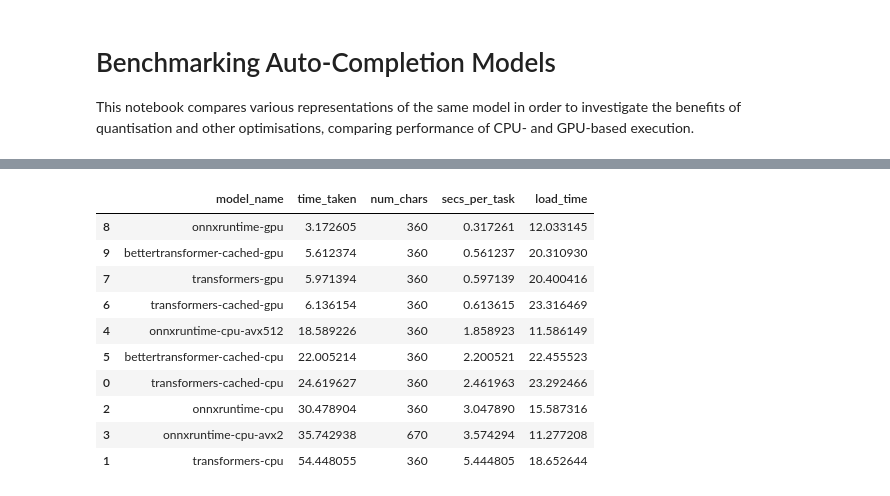
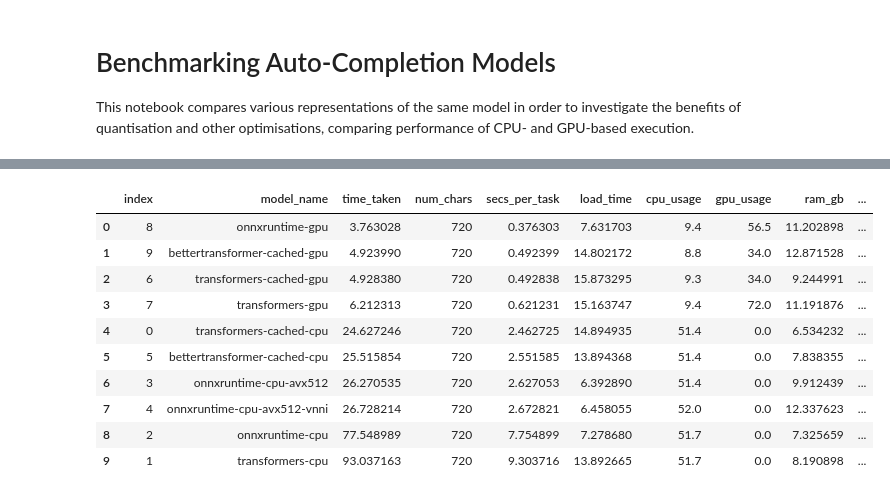
Before and after one commit to appliedAI-Initiative/autodev, a Jupyter notebook: autodev/benchmark_completion_models.ipynb, the cells around one changed output, grey strips where cells are left out. Drawn from its saved outputs; the diff is of its cells as text; code cells hidden in the pictures.

```diff
--- a/autodev/benchmark_completion_models.ipynb
+++ b/autodev/benchmark_completion_models.ipynb
@@ -18,9 +24,10 @@ log = logging.getLogger(__name__)
 logging.configure()
 # %%
 # configuration parameters
-num_applications = 10
+num_applications = 5
 num_burnin_applications = 1
 # %%
 # load completion tasks
 prefix = "def add(x, y):\n"
-completion_tasks = [CompletionTask(prefix, "", "python")]
+completion_tasks = [CompletionTask.from_file(p, "python") for p in Path("data/completion-tasks/python").iterdir()]
+log.info(f"{len(completion_tasks)} completion tasks loaded")
@@ -42,13 +51,15 @@ transformers_model_path = "bigcode/santacoder"
 onnx_model_path = "models/santacoder_onnx"
 onnx_avx2_model_path = "models/santacoder_onnx_avx2"
 onnx_avx512_model_path = "models/santacoder_onnx_avx512"
+onnx_avx512_vnni_model_path = "models/santacoder_onnx_avx512-vnni"
 bt = ModelTransformationBetterTransformer()
 models = {
     "transformers-cached-cpu": (lambda: create_model(transformers_model_path, "cpu")),
     "transformers-cpu": (lambda: create_model(transformers_model_path, "cpu", nocache=True)),
     "onnxruntime-cpu": (lambda: create_model(onnx_model_path, "cpu")),
-    "onnxruntime-cpu-avx2": (lambda: create_model(onnx_avx2_model_path, "cpu")),
+    #"onnxruntime-cpu-avx2": (lambda: create_model(onnx_avx2_model_path, "cpu")),
     "onnxruntime-cpu-avx512": (lambda: create_model(onnx_avx512_model_path, "cpu")),
+    "onnxruntime-cpu-avx512-vnni": (lambda: create_model(onnx_avx512_vnni_model_path, "cpu")),
     "bettertransformer-cached-cpu": (lambda: create_model(transformers_model_path, "cpu", transform=bt)),
 }
 if torch.cuda.is_available():
@@ -61,6 +72,8 @@ if torch.cuda.is_available():
     })
 # %%
 # apply benchmarking
+monitoring_thread = ResourceUsageMonitoringThread()
+monitoring_thread.start()
 rows = []
 for model_name, cm_factory in models.items():
     log.info(f"Starting evaluation of {model_name}")
@@ -70,6 +83,7 @@ for model_name, cm_factory in models.items():
     num_chars = 0
     for i in range(num_applications + num_burnin_applications):
         if i == num_burnin_applications:
+            monitoring_thread.begin_collection(model_name)
             tstart = time()
             num_chars = 0
         for completion_task in completion_tasks:
@@ -77,7 +91,14 @@ for model_name, cm_factory in models.items():
             num_chars += len(result.completion)
     time_taken = time() - tstart
     log.info(f"{model_name}: time taken = {time_taken}s")
-    rows.append(dict(model_name=model_name, time_taken=time_taken, num_chars=num_chars,
-        secs_per_task=time_taken/(num_applications*len(completion_tasks)), load_time=load_time))
+    resource_usage = monitoring_thread.end_collection()
+    row = dict(model_name=model_name, time_taken=time_taken, num_chars=num_chars,
+        secs_per_task=time_taken/(num_applications*len(completion_tasks)), load_time=load_time,
+        cpu_usage=resource_usage.cpu_utilization_percent(agg=np.median),
+        gpu_usage=resource_usage.gpu_utilization_percent(agg=np.median),
+        ram_gb=resource_usage.system_memory_usage_mb(agg=np.median) / 1000,
+        vram_gb=resource_usage.gpu_memory_usage_mb(agg=np.median) / 1000)
+    log.info(f"{row}")
+    rows.append(row)
     del completion_model
 # %% [output]
@@ -168,20 +202,19 @@ INFO  2023-07-08 10:39:40,910 autodev.autocomplete.model:create_model - Loading
 ... (3 outputs left out)
 # %%
-df = pd.DataFrame(rows)
-df.sort_values("secs_per_task", inplace=True)
+df = pd.DataFrame(rows).sort_values("secs_per_task").reset_index()
 df
 # %% [output]
-|  | model_name | time_taken | num_chars | secs_per_task | load_time |
-| 8 | onnxruntime-gpu | 3.172605 | 360 | 0.317261 | 12.033145 |
-| 9 | bettertransformer-cached-gpu | 5.612374 | 360 | 0.561237 | 20.310930 |
-| 7 | transformers-gpu | 5.971394 | 360 | 0.597139 | 20.400416 |
-| 6 | transformers-cached-gpu | 6.136154 | 360 | 0.613615 | 23.316469 |
-| 4 | onnxruntime-cpu-avx512 | 18.589226 | 360 | 1.858923 | 11.586149 |
-| 5 | bettertransformer-cached-cpu | 22.005214 | 360 | 2.200521 | 22.455523 |
-| 0 | transformers-cached-cpu | 24.619627 | 360 | 2.461963 | 23.292466 |
-| 2 | onnxruntime-cpu | 30.478904 | 360 | 3.047890 | 15.587316 |
-| 3 | onnxruntime-cpu-avx2 | 35.742938 | 670 | 3.574294 | 11.277208 |
-| 1 | transformers-cpu | 54.448055 | 360 | 5.444805 | 18.652644 |
+|  | index | model_name | time_taken | num_chars | secs_per_task | load_time | cpu_usage | gpu_usage | ram_gb | ... |
+| 0 | 8 | onnxruntime-gpu | 3.763028 | 720 | 0.376303 | 7.631703 | 9.4 | 56.5 | 11.202898 | ... |
+| 1 | 9 | bettertransformer-cached-gpu | 4.923990 | 720 | 0.492399 | 14.802172 | 8.8 | 34.0 | 12.871528 | ... |
+| 2 | 6 | transformers-cached-gpu | 4.928380 | 720 | 0.492838 | 15.873295 | 9.3 | 34.0 | 9.244991 | ... |
+| 3 | 7 | transformers-gpu | 6.212313 | 720 | 0.621231 | 15.163747 | 9.4 | 72.0 | 11.191876 | ... |
+| 4 | 0 | transformers-cached-cpu | 24.627246 | 720 | 2.462725 | 14.894935 | 51.4 | 0.0 | 6.534232 | ... |
+| 5 | 5 | bettertransformer-cached-cpu | 25.515854 | 720 | 2.551585 | 13.894368 | 51.4 | 0.0 | 7.838355 | ... |
+| 6 | 3 | onnxruntime-cpu-avx512 | 26.270535 | 720 | 2.627053 | 6.392890 | 51.4 | 0.0 | 9.912439 | ... |
+| 7 | 4 | onnxruntime-cpu-avx512-vnni | 26.728214 | 720 | 2.672821 | 6.458055 | 52.0 | 0.0 | 12.337623 | ... |
+| 8 | 2 | onnxruntime-cpu | 77.548989 | 720 | 7.754899 | 7.278680 | 51.7 | 0.0 | 7.325659 | ... |
+| 9 | 1 | transformers-cpu | 93.037163 | 720 | 9.303716 | 13.892665 | 51.7 | 0.0 | 8.190898 | ... |
 # %%
 import seaborn as sns
 
```
Also changed, not shown: parts of 5 cells of this notebook.
